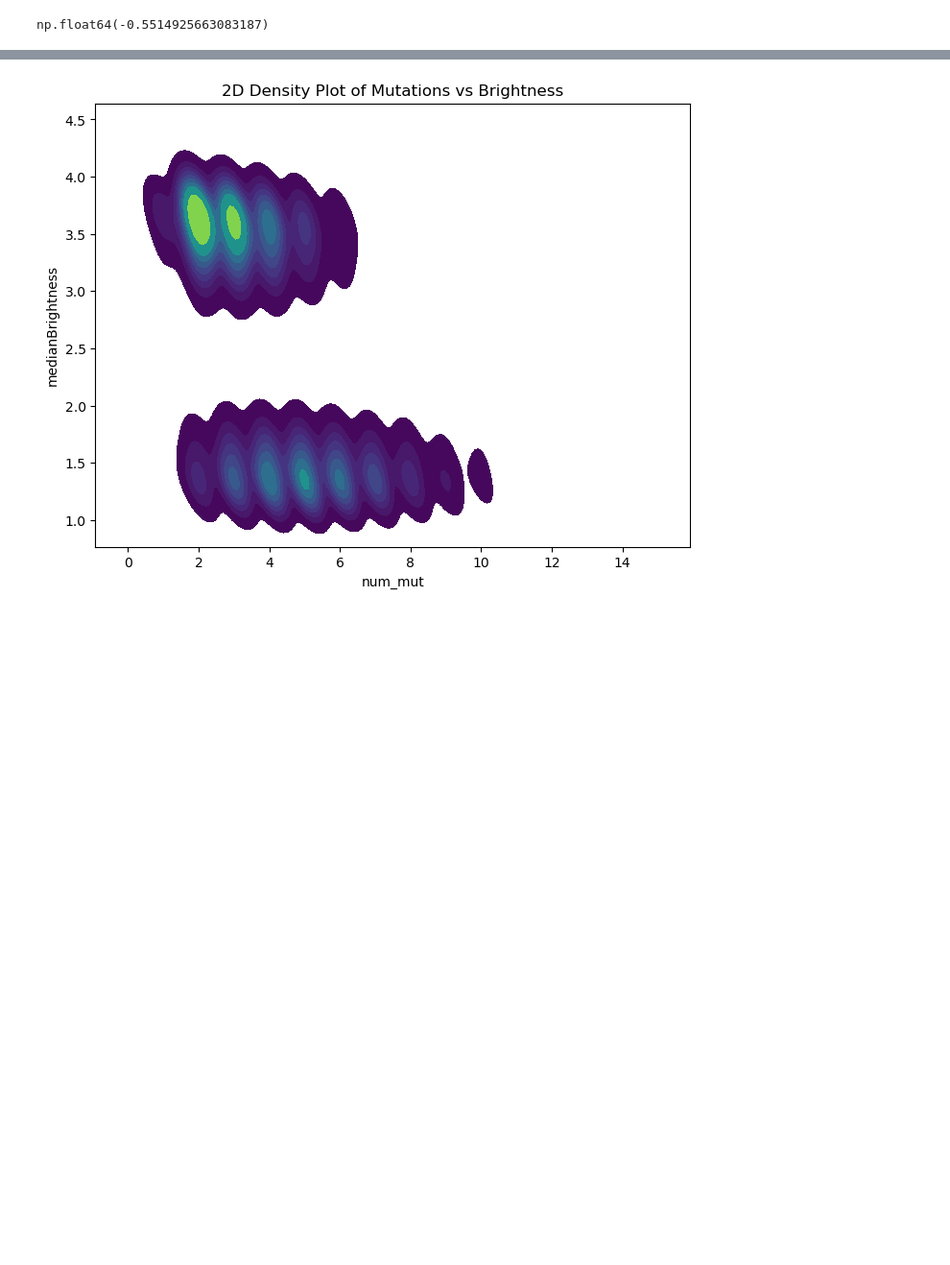
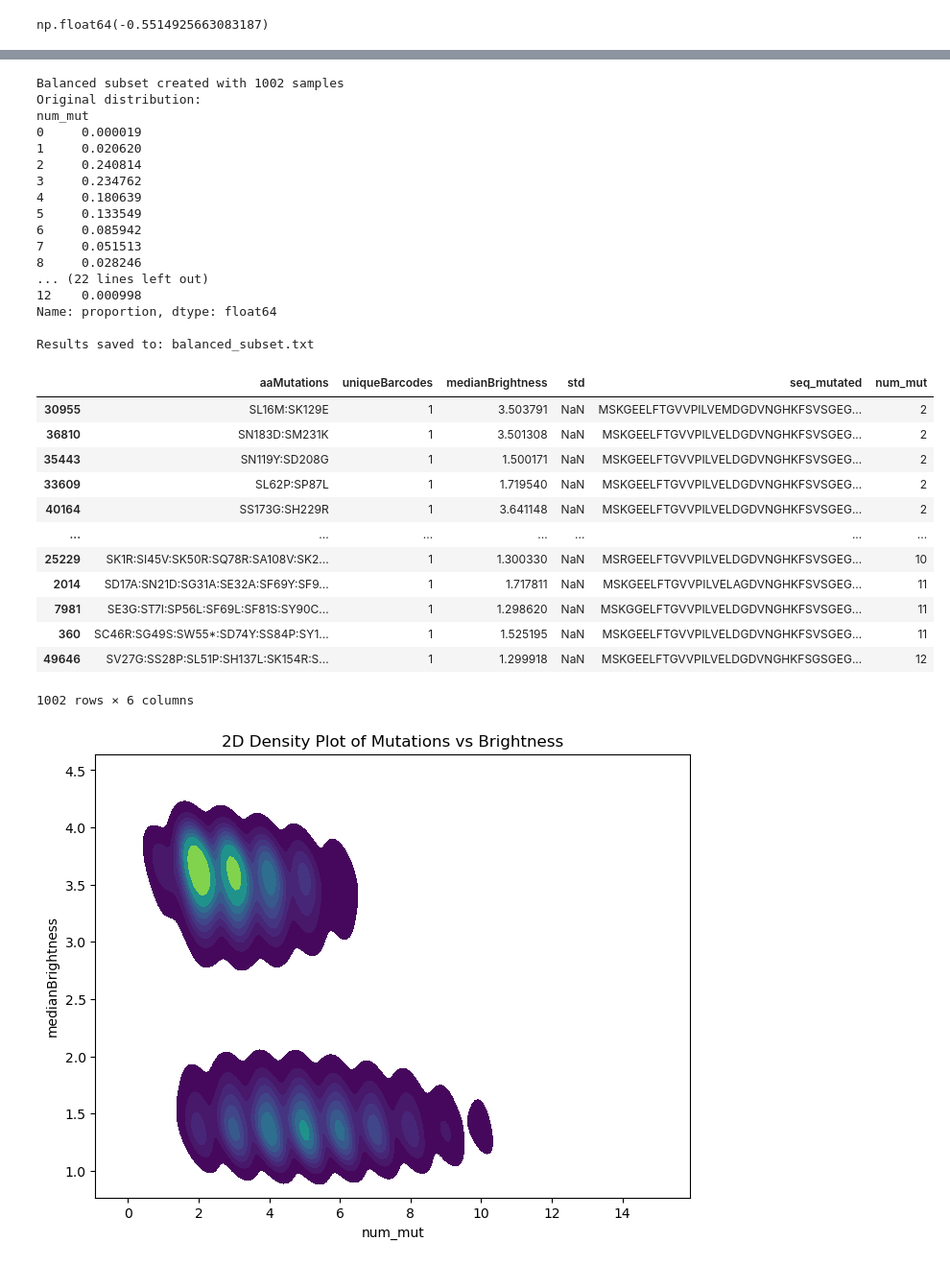
Before and after one commit to Thomasbush9/gfp-structure-prediction, a Jupyter notebook: notebooks/eda.ipynb, the cells around one changed output, grey strips where cells are left out. Shown: that part at 96% size. Cells and saved outputs as stored; diff of their text form; code cells hidden in the pictures; blank space fills up the shorter version.

```diff
--- a/notebooks/eda.ipynb
+++ b/notebooks/eda.ipynb
@@ -78,3 +123,39 @@ plt.show()
+# %%
+from scripts.balanced_sampling import generate_idx_for_n_mutations
+
+
+generate_idx_for_n_mutations(dataset, 1000)
+# %% [output]
+Balanced subset created with 1002 samples
+Original distribution:
+num_mut
+0     0.000019
+1     0.020620
+2     0.240814
+3     0.234762
+4     0.180639
+5     0.133549
+6     0.085942
+7     0.051513
+8     0.028246
+... (22 lines left out)
+12    0.000998
+Name: proportion, dtype: float64
+
+Results saved to: balanced_subset.txt
+|  | aaMutations | uniqueBarcodes | medianBrightness | std | seq_mutated | num_mut |
+| 30955 | SL16M:SK129E | 1 | 3.503791 | NaN | MSKGEELFTGVVPILVEMDGDVNGHKFSVSGEG... | 2 |
+| 36810 | SN183D:SM231K | 1 | 3.501308 | NaN | MSKGEELFTGVVPILVELDGDVNGHKFSVSGEG... | 2 |
+| 35443 | SN119Y:SD208G | 1 | 1.500171 | NaN | MSKGEELFTGVVPILVELDGDVNGHKFSVSGEG... | 2 |
+| 33609 | SL62P:SP87L | 1 | 1.719540 | NaN | MSKGEELFTGVVPILVELDGDVNGHKFSVSGEG... | 2 |
+| 40164 | SS173G:SH229R | 1 | 3.641148 | NaN | MSKGEELFTGVVPILVELDGDVNGHKFSVSGEG... | 2 |
+| ... | ... | ... | ... | ... | ... | ... |
+| 25229 | SK1R:SI45V:SK50R:SQ78R:SA108V:SK2... | 1 | 1.300330 | NaN | MSRGEELFTGVVPILVELDGDVNGHKFSVSGEG... | 10 |
+| 2014 | SD17A:SN21D:SG31A:SE32A:SF69Y:SF9... | 1 | 1.717811 | NaN | MSKGEELFTGVVPILVELAGDVNGHKFSVSGEG... | 11 |
+| 7981 | SE3G:ST7I:SP56L:SF69L:SF81S:SY90C... | 1 | 1.298620 | NaN | MSKGGELFTGVVPILVELDGDVNGHKFSVSGEG... | 11 |
+| 360 | SC46R:SG49S:SW55*:SD74Y:SS84P:SY1... | 1 | 1.525195 | NaN | MSKGEELFTGVVPILVELDGDVNGHKFSVSGEG... | 11 |
+| 49646 | SV27G:SS28P:SL51P:SH137L:SK154R:S... | 1 | 1.299918 | NaN | MSKGEELFTGVVPILVELDGDVNGHKFSGSGEG... | 12 |
+1002 rows × 6 columns
 # %%
 plt.figure(figsize=(8, 6))
 sns.kdeplot(
```
Also changed, not shown: parts of 26 cells of this notebook, 6 other files.
